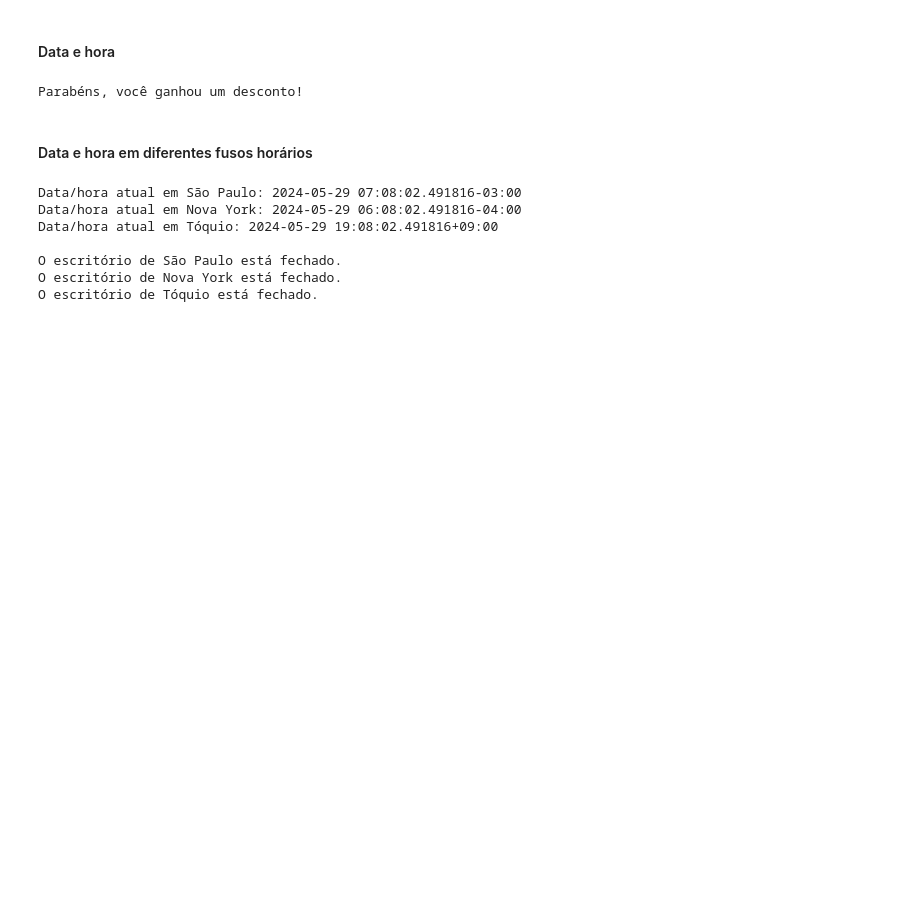
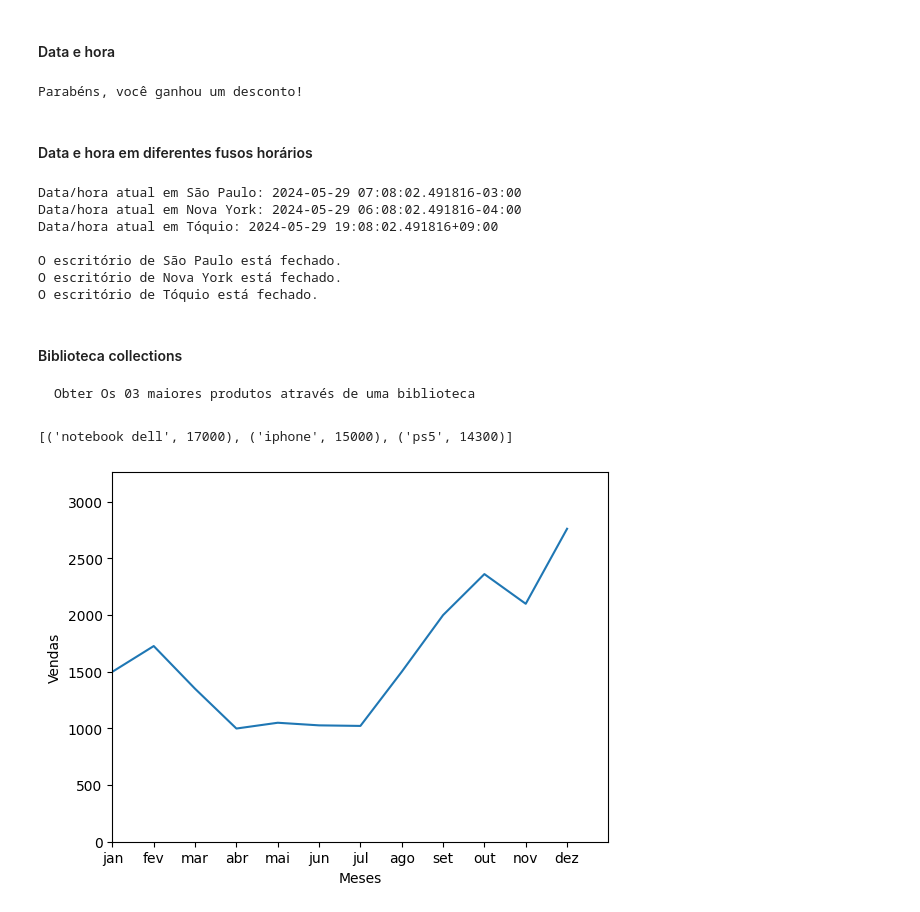
Before and after one commit to WalexLima/Python_Hashtag, a Jupyter notebook: 08-Biblioteca_py/datetime/exercícios.ipynb, the cells around one changed output. Drawn from its saved outputs; the diff is of its cells as text; code cells hidden in the pictures; blank space fills up the shorter version.

```diff
--- a/08-Biblioteca_py/datetime/exercícios.ipynb
+++ b/08-Biblioteca_py/datetime/exercícios.ipynb
@@ -50,3 +50,28 @@ Data/hora atual em Tóquio: 2024-05-29 19:08:02.491816+09:00
 O escritório de São Paulo está fechado.
 O escritório de Nova York está fechado.
 O escritório de Tóquio está fechado.
+# %% [markdown]
+#### Biblioteca collections
+    Obter Os 03 maiores produtos através de uma biblioteca
+# %%
+from collections import Counter
+vendas_tecnologia = {'notebook asus': 2450, 'iphone': 15000, 'samsung galaxy': 12000, 'tv samsung': 10000, 'ps5': 14300, 'tablet': 1720, 'notebook dell': 17000, 'ipad': 1000, 'tv philco': 2500, 'notebook hp': 1000}
+
+aux = Counter(vendas_tecnologia)
+print(aux.most_common(3))
+# %% [output]
+[('notebook dell', 17000), ('iphone', 15000), ('ps5', 14300)]
+# %%
+vendas_meses = [1500, 1727, 1350, 999, 1050, 1027, 1022, 1500, 2000, 2362, 2100, 2762]
+meses = ['jan', 'fev', 'mar', 'abr', 'mai', 'jun', 'jul', 'ago', 'set', 'out', 'nov', 'dez']
+
+#plotar o gráfico da forma mais simples
+import matplotlib.pyplot as plt
+
+plt.plot(meses, vendas_meses)
+plt.ylabel('Vendas')
+plt.xlabel('Meses')
+plt.axis([0, 12, 0, max(vendas_meses)+500])
+plt.show()
+# %% [output]
+[figure, added]
```
Also changed, not shown: parts of 5 cells of this notebook.
